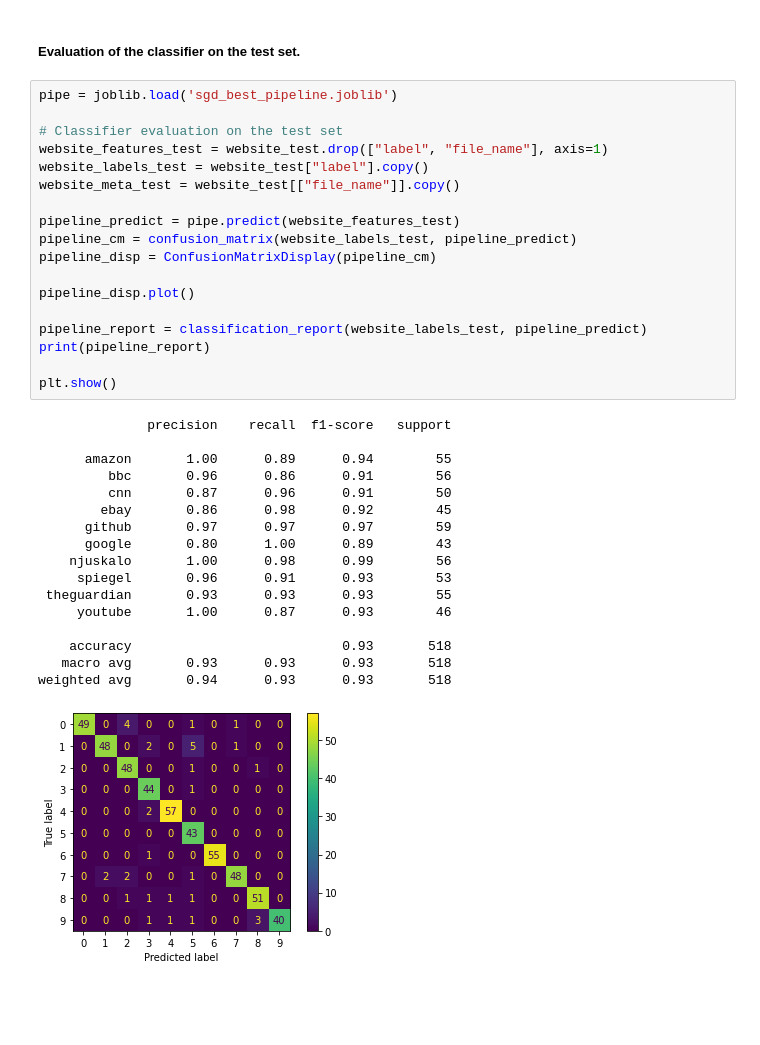
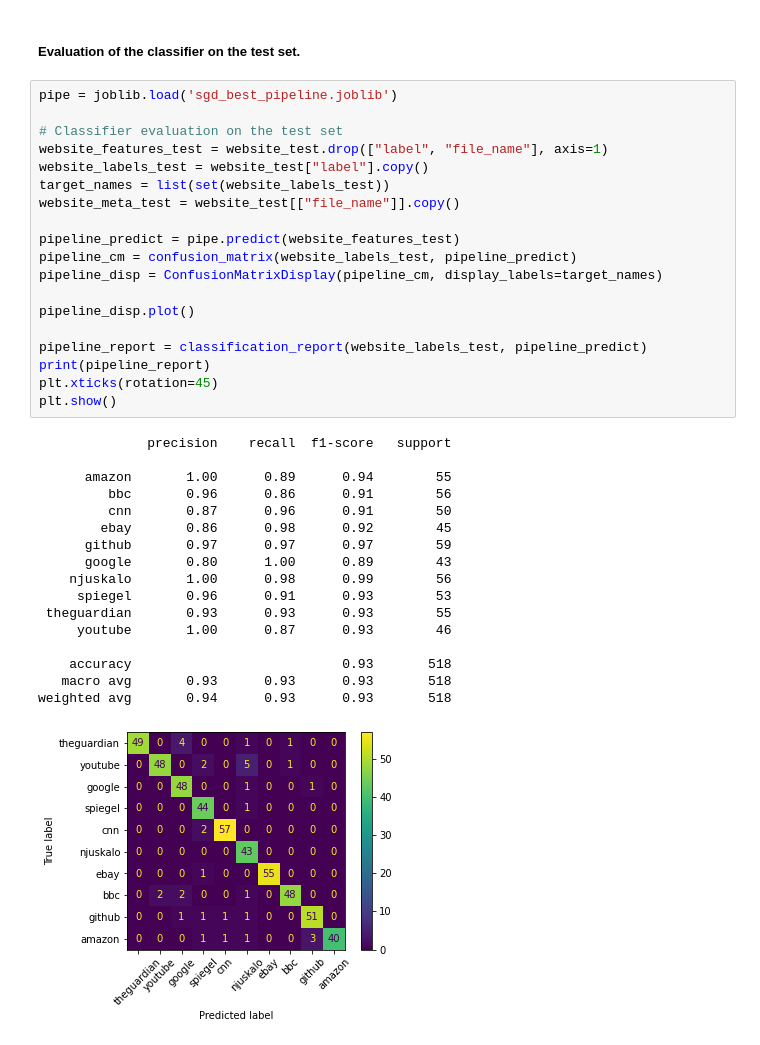
Before and after one commit to hakanErgin/website-classification, a Jupyter notebook: notebooks/model_training/sgd_rfecv_model_training.ipynb, the cells around one changed output. Cells and saved outputs as stored; diff of their text form; blank space fills up the shorter version.

Commit message:
cf labels updated

```diff
--- a/notebooks/model_training/sgd_rfecv_model_training.ipynb
+++ b/notebooks/model_training/sgd_rfecv_model_training.ipynb
@@ -228,33 +228,34 @@ pipe = joblib.load('sgd_best_pipeline.joblib')
 # Classifier evaluation on the test set
 website_features_test = website_test.drop(["label", "file_name"], axis=1)
 website_labels_test = website_test["label"].copy()
+target_names = list(set(website_labels_test))
 website_meta_test = website_test[["file_name"]].copy()
 
 pipeline_predict = pipe.predict(website_features_test)
 pipeline_cm = confusion_matrix(website_labels_test, pipeline_predict)
-pipeline_disp = ConfusionMatrixDisplay(pipeline_cm)
+pipeline_disp = ConfusionMatrixDisplay(pipeline_cm, display_labels=target_names)
 
 pipeline_disp.plot()
 
 pipeline_report = classification_report(website_labels_test, pipeline_predict)
 print(pipeline_report)
-
+plt.xticks(rotation=45)
 plt.show()
 # %% [output]
               precision    recall  f1-score   support
 
       amazon       1.00      0.89      0.94        55
          bbc       0.96      0.86      0.91        56
          cnn       0.87      0.96      0.91        50
         ebay       0.86      0.98      0.92        45
       github       0.97      0.97      0.97        59
       google       0.80      1.00      0.89        43
     njuskalo       1.00      0.98      0.99        56
      spiegel       0.96      0.91      0.93        53
  theguardian       0.93      0.93      0.93        55
      youtube       1.00      0.87      0.93        46
 
     accuracy                           0.93       518
    macro avg       0.93      0.93      0.93       518
 weighted avg       0.94      0.93      0.93       518
-[figure, old version]
+[figure, new version]
```
